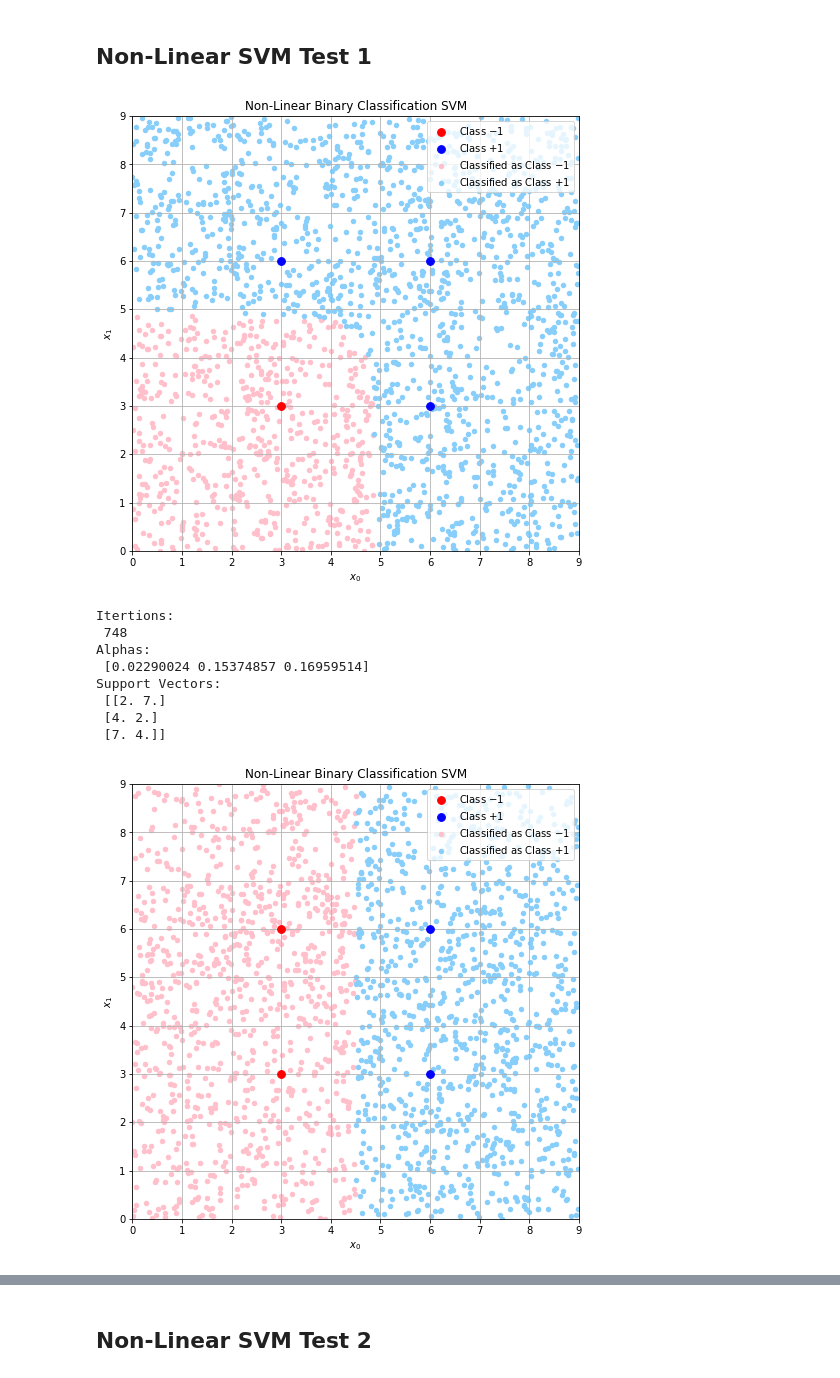
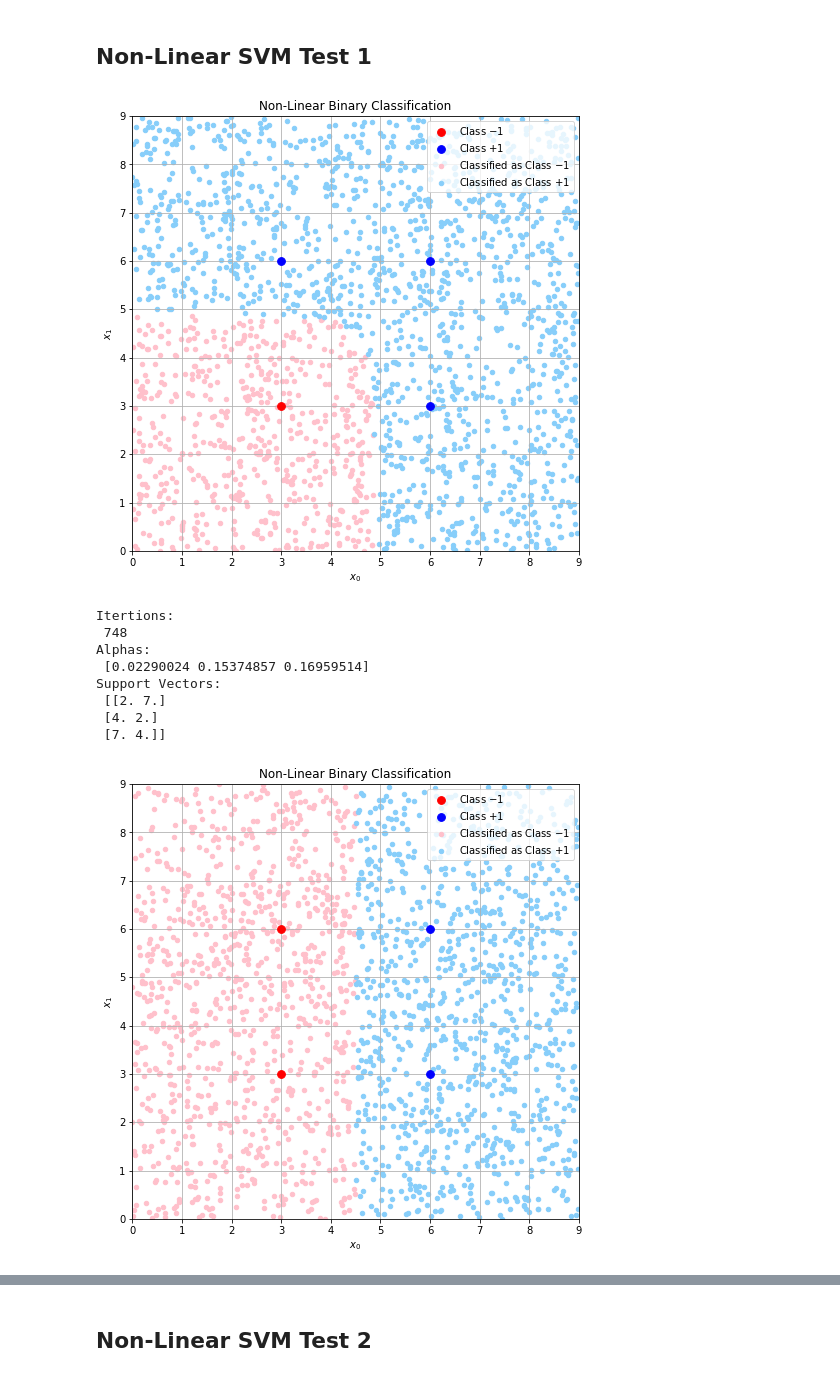
Before and after one commit to johnduffymsc/msc_comp0120project, a Jupyter notebook: COMP0120_Project_Code_John_Duffy.ipynb, the cells around one changed output, grey strips where cells are left out. Drawn from its saved outputs; the diff is of its cells as text; code cells hidden in the pictures.

```diff
--- a/COMP0120_Project_Code_John_Duffy.ipynb
+++ b/COMP0120_Project_Code_John_Duffy.ipynb
@@ -449,7 +449,7 @@ for plot, (X, y) in enumerate([([[3.0, 3.0], [6.0, 6.0]], [-1.0, +1.0]),
     plt.scatter(X_train[y_train == +1.0, 0], X_train[y_train == +1.0, 1], color="blue", s=60, zorder=2)
     plt.scatter(X_new[y_new == -1.0, 0], X_new[y_new == -1.0, 1], color="pink", s=20, zorder=1)
     plt.scatter(X_new[y_new == +1.0, 0], X_new[y_new == +1.0, 1], color="lightskyblue", s=20, zorder=1)
-    plt.title("Linear Binary Classification SVM")
+    plt.title("Linear Binary Classification")
     plt.xlabel("$x_0$")
     plt.ylabel("$x_1$")
     plt.legend([ "Class $-1$", "Class $+1$", "Classified as Class $-1$", "Classified as Class $+1$"], loc="upper right")
@@ -575,7 +575,7 @@ for T in [2, 3]:
         plt.scatter(X_new[y_new == +1.0, 0], X_new[y_new == +1.0, 1], color="lightskyblue", s=20, zorder=1)
         #for sv in svm.sv:
         #    plt.scatter(sv[0], sv[1], s=300, facecolors='none', edgecolors='b')
-        plt.title("Linear Binary Classifier SVM")
+        plt.title("Linear Binary Classifier")
         plt.xlabel("$x_0$")
         plt.ylabel("$x_1$")
         #plt.legend([ "Class $-1$", "Class $+1$", "Classified as Class $-1$", "Classified as Class $+1$"], loc="upper right")
@@ -955,35 +955,35 @@ for plot, (X, y) in enumerate([([[3.0, 3.0], [3.0, 6.0], [6.0, 3.0], [6.0, 6.0]]
     X_new = np.zeros((N, 2))
 
     for i in range(N):
         X_new[i, 0] = np.random.uniform(0.0, 9.0)
         X_new[i, 1] = np.random.uniform(0.0, 9.0)
 
     y_new = np.zeros(N)
 
     for i in range(N):
         y_new[i] = non_linear_svm.predict(X_train, y_train, gaussian_kernel, X_new[i])
 
     plt.figure(figsize=(8, 8))
     plt.xlim((0.0, 9.0))
     plt.ylim((0.0, 9.0))
     plt.scatter(X_train[y_train == -1.0, 0], X_train[y_train == -1.0, 1], color="red", s=60, zorder=2)
     plt.scatter(X_train[y_train == +1.0, 0], X_train[y_train == +1.0, 1], color="blue", s=60, zorder=2)
     plt.scatter(X_new[y_new == -1.0, 0], X_new[y_new == -1.0, 1], color="pink", s=20, zorder=1)
     plt.scatter(X_new[y_new == +1.0, 0], X_new[y_new == +1.0, 1], color="lightskyblue", s=20, zorder=1)
-    plt.title("Non-Linear Binary Classification SVM")
+    plt.title("Non-Linear Binary Classification")
     plt.xlabel("$x_0$")
     plt.ylabel("$x_1$")
     plt.legend([ "Class $-1$", "Class $+1$", "Classified as Class $-1$", "Classified as Class $+1$"], loc="upper right")
     plt.grid(zorder=0)
     plt.savefig("non_linear_svm_qp_{}.pdf".format(plot))
     plt.show()
 
     print("Itertions:\n", linear_svm.i)
     print("Alphas:\n", linear_svm.a)
     print("Support Vectors:\n", linear_svm.s)
     print("\n")
 # %% [output]
-[figure, old version]
+[figure, new version]
 Itertions:
  748
 Alphas:
@@ -992,7 +992,7 @@ Support Vectors:
  [[2. 7.]
  [4. 2.]
  [7. 4.]]
-[figure, old version]
+[figure, new version]
 Itertions:
  748
 Alphas:
```
Also changed, not shown: parts of 4 cells of this notebook, 1 other file.
